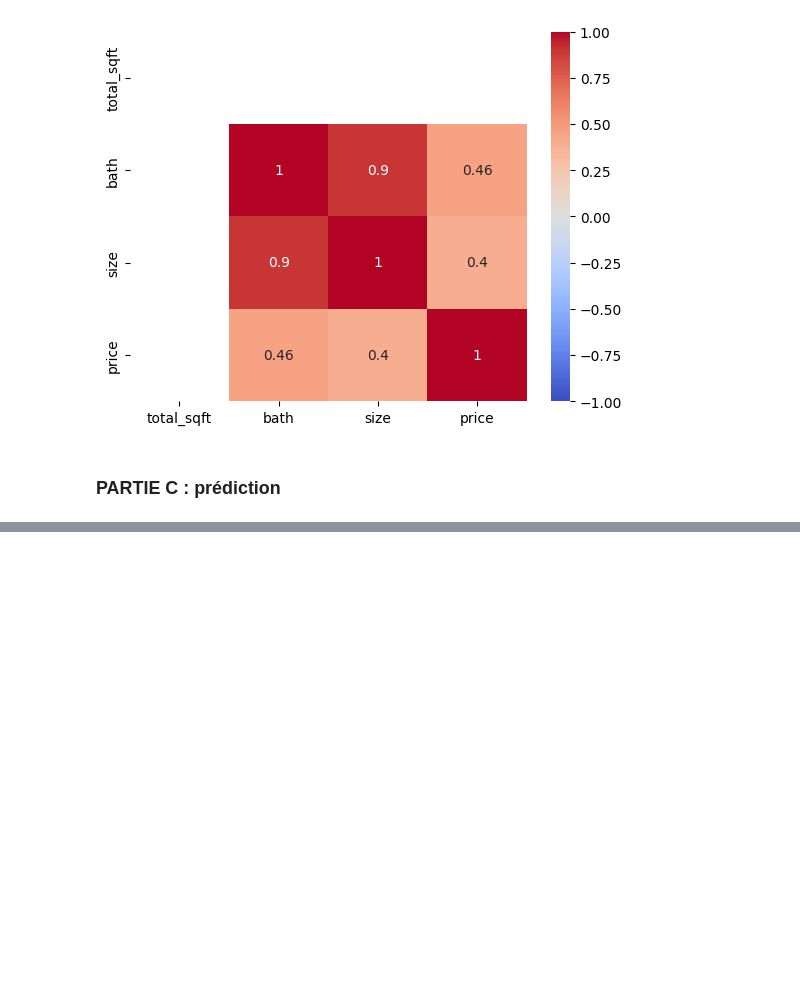
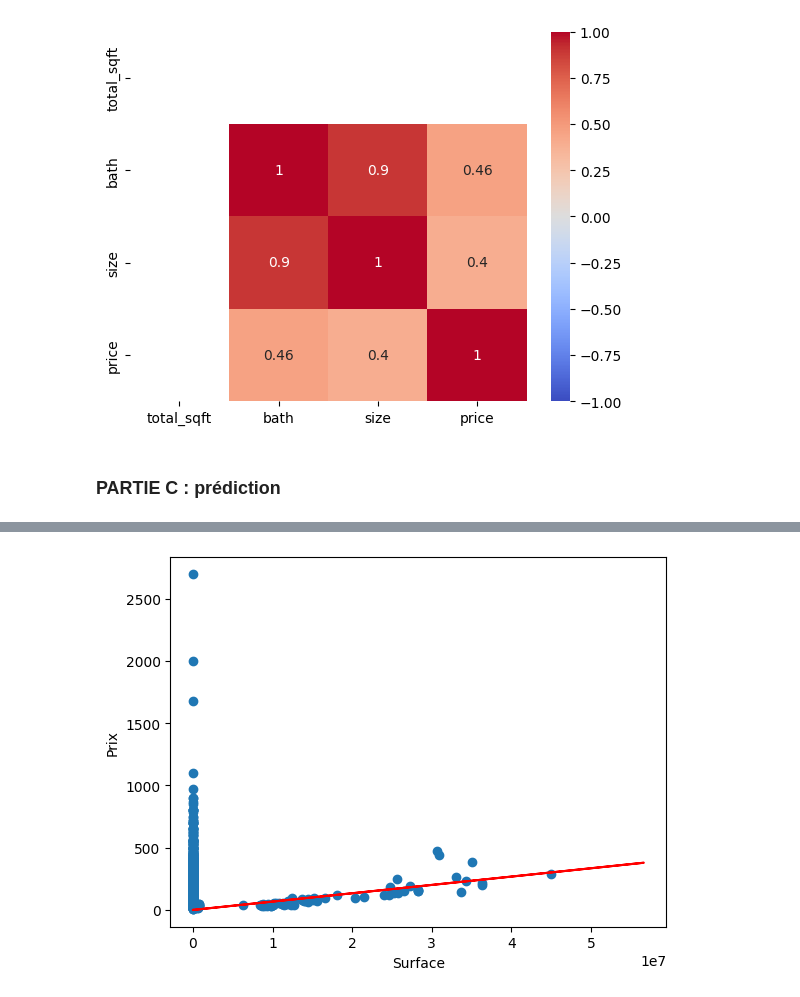
Before and after one commit to CloeCrdr/projet_data_2, a Jupyter notebook: project_data_2.ipynb, the cells around one changed output, grey strips where cells are left out. Saved outputs shown, nothing was run; the diff lists cells and outputs as text; code cells hidden in the pictures; blank space fills up the shorter version.

```diff
--- a/project_data_2.ipynb
+++ b/project_data_2.ipynb
@@ -261,3 +251,15 @@ corr_values.to_sql(name='correlation_matrix_values', con=engine, if_exists='repl
 [figure]
 # %% [markdown]
 ### PARTIE C : prédiction
+# %%
+import math
+from sklearn.model_selection import train_test_split
+from sklearn.linear_model import LinearRegression
+
+df = pd.read_sql('data_cleaned', engine.connect())
+df = df.dropna()
+
+df.to_sql('data_cleaned_3', engine, if_exists='replace')
+
+# afficher dans un tableau panda le contenu de la bdd
+pd.read_sql('data_cleaned_3', engine.connect())
@@ -263,0 +280,41 @@ corr_values.to_sql(name='correlation_matrix_values', con=engine, if_exists='repl
+# %%
+# 1. Prediction Surface with numeric variable
+
+# a. first model
+
+def prediction_one_numeric_1():
+    #split
+    df_train,df_test = train_test_split(df,train_size = 0.7,test_size=0.3,random_state=42)
+
+    #sauvegarde bdd
+    df_train.to_sql('train', engine, if_exists='replace')
+    df_test.to_sql('test', engine, if_exists='replace')
+
+    Y = df_train['price']
+    X = df_train[['total_sqft']]
+
+    # régressions linéaires
+    linear_model = LinearRegression(
+        fit_intercept=False
+    )
+    linear_model.fit(X, Y)
+
+    #scatter plot
+    plt.scatter(X, Y)
+    plt.xlabel('Surface')
+    plt.ylabel('Prix')
+
+    X = df_test[['total_sqft']]
+
+    y_predictions_test = linear_model.predict(X)
+    plt.plot(X, y_predictions_test, color='red')
+    plt.show()
+
+    # sauvegarde des prédictions
+    model_1_predictions = df_test[['index','total_sqft','price']]
+    df_test.loc[df_test.index.isin(model_1_predictions.index), 'price_pred'] = y_predictions_test
+    model_1_predictions.to_sql('model_1_predictions',engine,if_exists='replace')
+
+prediction_one_numeric_1()
+# %% [output]
+[figure, added]
```
Also changed, not shown: parts of 14 cells of this notebook, 1 other file.
